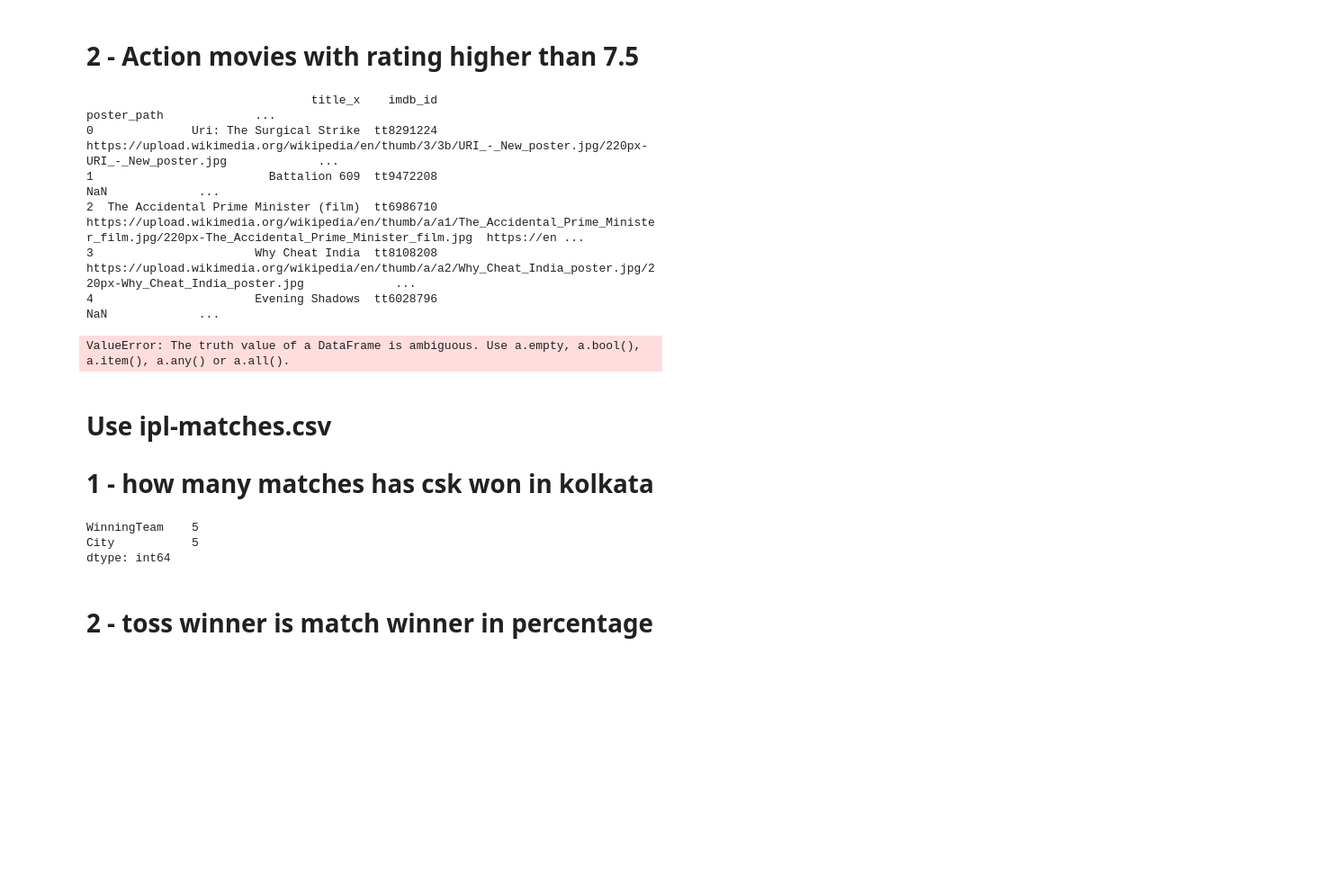
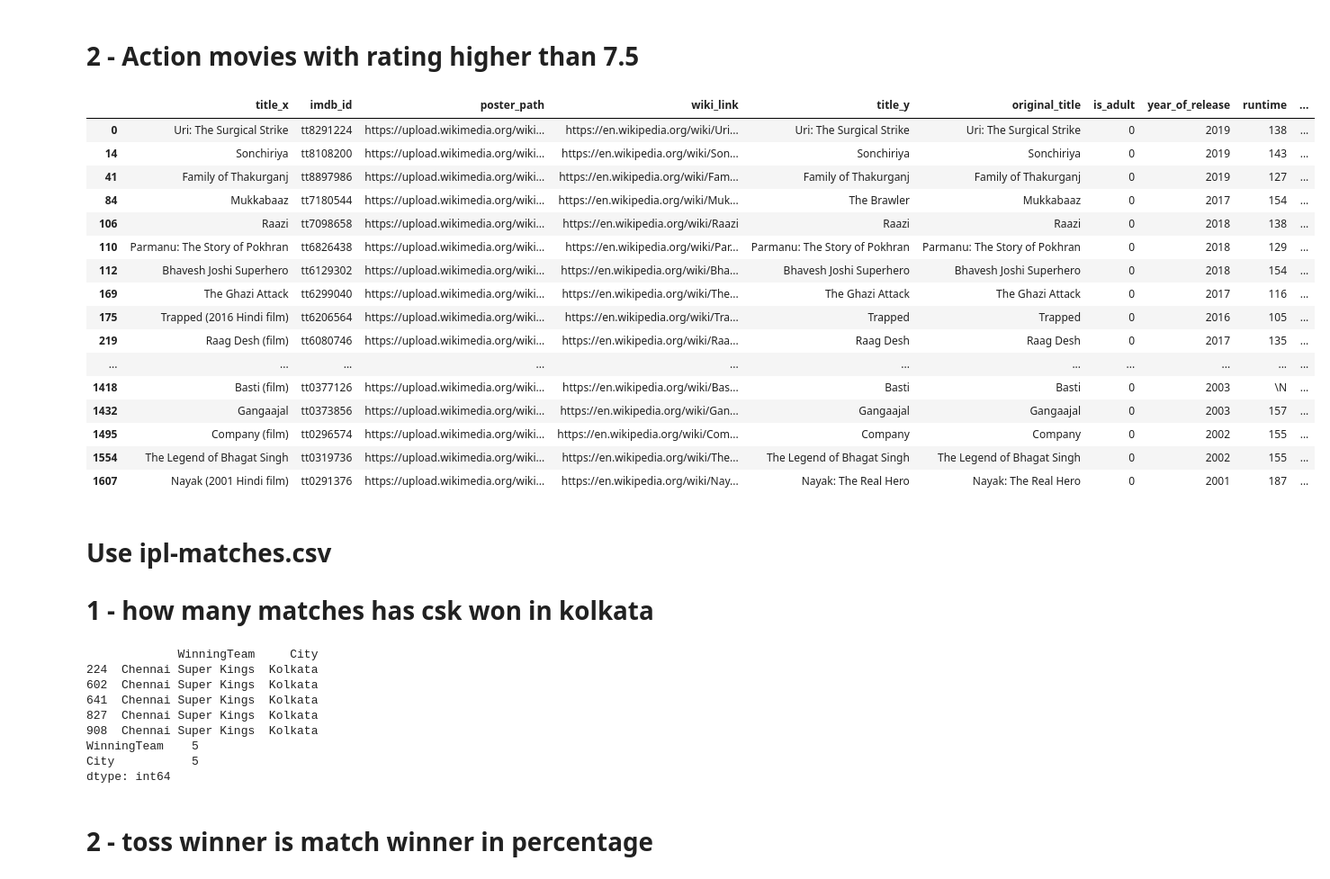
Before and after one commit to Mit-Gitprofile/PANDAS, a Jupyter notebook: Exam/pandas_Final_Exam.ipynb, the cells around one changed output. Shown at 90% size. Drawn from its saved outputs; the diff is of its cells as text; code cells hidden in the pictures; blank space fills up the shorter version.

```diff
--- a/Exam/pandas_Final_Exam.ipynb
+++ b/Exam/pandas_Final_Exam.ipynb
@@ -82,21 +82,31 @@ print("****************************")
 # %%
 import pandas as pd
 
 df=pd.DataFrame(pd.read_csv('movies.csv'))
 
-print(df.head(5).to_string())
-m1=df[df['genres'].str.contains('Action')]
-# print(m1.to_string())
+m1=df['genres'].str.contains('Action')
+# print(df[m1].to_string())
 m2=df['imdb_rating']>=7.5
-df[m1 and m2]
+# print(df[m2].to_string())
+df[m1 & m2]
 # %% [output]
-                                title_x    imdb_id                                                                                                                               poster_path             ...
-0              Uri: The Surgical Strike  tt8291224                                      https://upload.wikimedia.org/wikipedia/en/thumb/3/3b/URI_-_New_poster.jpg/220px-URI_-_New_poster.jpg             ...
-1                         Battalion 609  tt9472208                                                                                                                                       NaN             ...
-2  The Accidental Prime Minister (film)  tt6986710  https://upload.wikimedia.org/wikipedia/en/thumb/a/a1/The_Accidental_Prime_Minister_film.jpg/220px-The_Accidental_Prime_Minister_film.jpg  https://en ...
-3                       Why Cheat India  tt8108208                          https://upload.wikimedia.org/wikipedia/en/thumb/a/a2/Why_Cheat_India_poster.jpg/220px-Why_Cheat_India_poster.jpg             ...
-4                       Evening Shadows  tt6028796                                                                                                                                       NaN             ...
-ValueError: The truth value of a DataFrame is ambiguous. Use a.empty, a.bool(), a.item(), a.any() or a.all().
+|  | title_x | imdb_id | poster_path | wiki_link | title_y | original_title | is_adult | year_of_release | runtime | ... |
+| 0 | Uri: The Surgical Strike | tt8291224 | https://upload.wikimedia.org/wiki... | https://en.wikipedia.org/wiki/Uri... | Uri: The Surgical Strike | Uri: The Surgical Strike | 0 | 2019 | 138 | ... |
+| 14 | Sonchiriya | tt8108200 | https://upload.wikimedia.org/wiki... | https://en.wikipedia.org/wiki/Son... | Sonchiriya | Sonchiriya | 0 | 2019 | 143 | ... |
+| 41 | Family of Thakurganj | tt8897986 | https://upload.wikimedia.org/wiki... | https://en.wikipedia.org/wiki/Fam... | Family of Thakurganj | Family of Thakurganj | 0 | 2019 | 127 | ... |
+| 84 | Mukkabaaz | tt7180544 | https://upload.wikimedia.org/wiki... | https://en.wikipedia.org/wiki/Muk... | The Brawler | Mukkabaaz | 0 | 2017 | 154 | ... |
+| 106 | Raazi | tt7098658 | https://upload.wikimedia.org/wiki... | https://en.wikipedia.org/wiki/Raazi | Raazi | Raazi | 0 | 2018 | 138 | ... |
+| 110 | Parmanu: The Story of Pokhran | tt6826438 | https://upload.wikimedia.org/wiki... | https://en.wikipedia.org/wiki/Par... | Parmanu: The Story of Pokhran | Parmanu: The Story of Pokhran | 0 | 2018 | 129 | ... |
+| 112 | Bhavesh Joshi Superhero | tt6129302 | https://upload.wikimedia.org/wiki... | https://en.wikipedia.org/wiki/Bha... | Bhavesh Joshi Superhero | Bhavesh Joshi Superhero | 0 | 2018 | 154 | ... |
+| 169 | The Ghazi Attack | tt6299040 | https://upload.wikimedia.org/wiki... | https://en.wikipedia.org/wiki/The... | The Ghazi Attack | The Ghazi Attack | 0 | 2017 | 116 | ... |
+| 175 | Trapped (2016 Hindi film) | tt6206564 | https://upload.wikimedia.org/wiki... | https://en.wikipedia.org/wiki/Tra... | Trapped | Trapped | 0 | 2016 | 105 | ... |
+| 219 | Raag Desh (film) | tt6080746 | https://upload.wikimedia.org/wiki... | https://en.wikipedia.org/wiki/Raa... | Raag Desh | Raag Desh | 0 | 2017 | 135 | ... |
+| ... | ... | ... | ... | ... | ... | ... | ... | ... | ... | ... |
+| 1418 | Basti (film) | tt0377126 | https://upload.wikimedia.org/wiki... | https://en.wikipedia.org/wiki/Bas... | Basti | Basti | 0 | 2003 | \N | ... |
+| 1432 | Gangaajal | tt0373856 | https://upload.wikimedia.org/wiki... | https://en.wikipedia.org/wiki/Gan... | Gangaajal | Gangaajal | 0 | 2003 | 157 | ... |
+| 1495 | Company (film) | tt0296574 | https://upload.wikimedia.org/wiki... | https://en.wikipedia.org/wiki/Com... | Company | Company | 0 | 2002 | 155 | ... |
+| 1554 | The Legend of Bhagat Singh | tt0319736 | https://upload.wikimedia.org/wiki... | https://en.wikipedia.org/wiki/The... | The Legend of Bhagat Singh | The Legend of Bhagat Singh | 0 | 2002 | 155 | ... |
+| 1607 | Nayak (2001 Hindi film) | tt0291376 | https://upload.wikimedia.org/wiki... | https://en.wikipedia.org/wiki/Nay... | Nayak: The Real Hero | Nayak: The Real Hero | 0 | 2001 | 187 | ... |
 # %% [markdown]
 # Use ipl-matches.csv
 
@@ -107,9 +117,16 @@ import pandas as pd
 df=pd.DataFrame(pd.read_csv('ipl-matches.csv'))
 
 
-df[['WinningTeam','City']][(df['WinningTeam']=='Chennai Super Kings') & (df['City']=='Kolkata')].count()
+print(df[['WinningTeam','City']][(df['WinningTeam']=='Chennai Super Kings') & (df['City']=='Kolkata')])
+print(df[['WinningTeam','City']][(df['WinningTeam']=='Chennai Super Kings') & (df['City']=='Kolkata')].count())
 # df[['WinningTeam','City']][( df['City']=='Kolkata')]
 # %% [output]
+             WinningTeam     City
+224  Chennai Super Kings  Kolkata
+602  Chennai Super Kings  Kolkata
+641  Chennai Super Kings  Kolkata
+827  Chennai Super Kings  Kolkata
+908  Chennai Super Kings  Kolkata
 WinningTeam    5
 City           5
 dtype: int64
```
Also changed, not shown: parts of 3 cells of this notebook.
